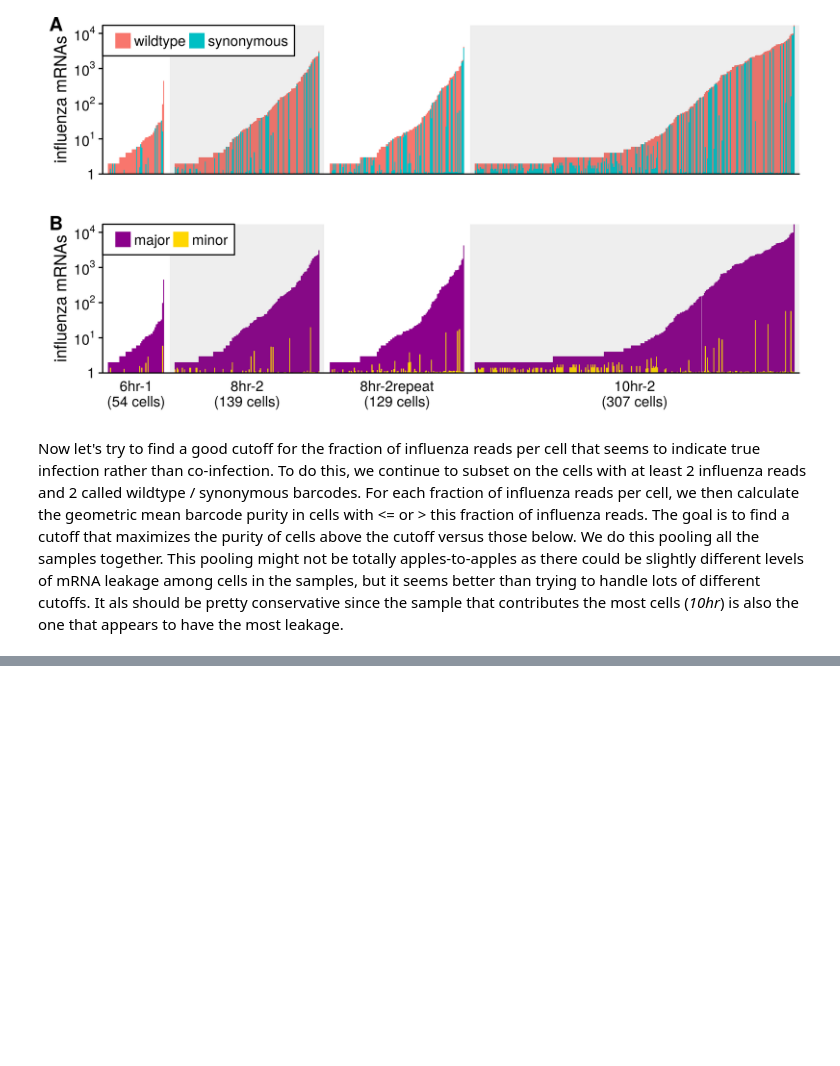
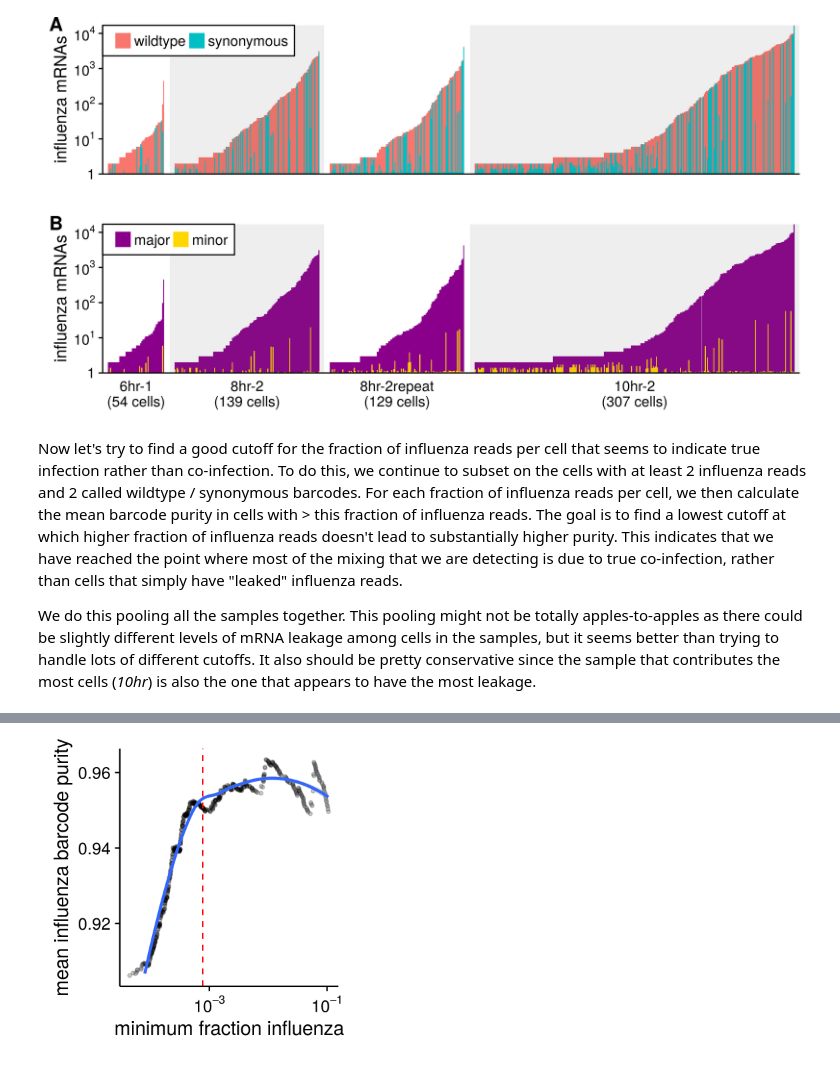
Before and after one commit to jbloomlab/flu_single_cell, a Jupyter notebook: monocle_analysis.ipynb, the cells around one changed output, grey strips where cells are left out. Saved outputs shown, nothing was run; the diff lists cells and outputs as text; code cells hidden in the pictures; blank space fills up the shorter version.

Commit message:
Computed threshold for true influenza infection

```diff
--- a/monocle_analysis.ipynb
+++ b/monocle_analysis.ipynb
@@ -258,19 +258,36 @@ will replace the existing scale.
 # %% [markdown]
 Now let's try to find a good cutoff for the fraction of influenza reads per cell that seems to indicate true infection rather than co-infection.
 To do this, we continue to subset on the cells with at least 2 influenza reads and 2 called wildtype / synonymous barcodes.
-For each fraction of influenza reads per cell, we then calculate the geometric mean barcode purity in cells with <= or > this fraction of influenza reads.
-The goal is to find a cutoff that maximizes the purity of cells above the cutoff versus those below.
+For each fraction of influenza reads per cell, we then calculate the mean barcode purity in cells with > this fraction of influenza reads.
+The goal is to find a lowest cutoff at which higher fraction of influenza reads doesn't lead to substantially higher purity.
+This indicates that we have reached the point where most of the mixing that we are detecting is due to true co-infection, rather than cells that simply have "leaked" influenza reads.
+
 We do this pooling all the samples together.
 This pooling might not be totally apples-to-apples as there could be slightly different levels of mRNA leakage among cells in the samples, but it seems better than trying to handle lots of different cutoffs.
-It als should be pretty conservative since the sample that contributes the most cells (*10hr*) is also the one that appears to have the most leakage.
+It also should be pretty conservative since the sample that contributes the most cells (*10hr*) is also the one that appears to have the most leakage.
 # %%
-# compute purity to the 90th percentile frac influenza, after that is noise due to few cells
-frac.flu <- bc.cells$frac.flu.mRNAs %>% sort %>% head(as.integer(-0.1 * nrow(bc.cells)))
+# compute purity to 90th percentile frac influenza, after that it's noise due to few cells
+frac.flu <- bc.cells$frac.flu.mRNAs %>% sort %>% head(-as.integer(0.1 * nrow(bc.cells)))
 
-# geometric means of major barcode frequency with cells <= and > cutoff frac flu
+# mean of major barcode frequency with cells <= indication fraction flu
 bc.cells <- mutate(bc.cells, purity=pmax(wildtype, synonymous) / (wildtype + synonymous))
 purity <- data.frame(frac.flu)
 purity$mean <- lapply(frac.flu, function (f) {bc.cells %>% filter(frac.flu.mRNAs > f) %>%
   select(purity) %>% as.vector %>% unlist %>% mean}) %>% unlist
-purity$geomean <- lapply(frac.flu, function(f) {bc.cells %>% filter(frac.flu.mRNAs > f) %>%
-  select(purity) %>% as.vector %>% unlist %>% geometric.mean}) %>% unlist
+
+# choose threshold where purity is close to maximum value
+threshold.purity <- max(purity$mean) - 0.25 * (max(purity$mean) - min(purity$mean))
+threshold.frac <- frac.flu[which(smooth.vals > threshold.purity)] %>% min
+
+# plot the data, smoothed fit, and threshold line
+p.purity.threshold <- ggplot(purity,
+    aes(x=frac.flu, y=mean)) + geom_point(size=1, alpha=0.2) + geom_smooth(method='loess') +
+  scale_y_continuous(name="mean influenza barcode purity",
+    limits=c(min(purity$mean), max(purity$mean))) +
+  scale_x_log10(name="minimum fraction influenza", labels=fancy_scientific) +
+  geom_vline(xintercept=threshold.frac, color="red", linetype="dashed")
+
+plotfile <- file.path(plotsdir, "flu_purity_cutoff.png")
+ggsave(plotfile, plot=p.purity.threshold, width=3.1, height=3.1, units="in")
+display_png(file=plotfile, width=310)
+# %% [output]
@@ -276,0 +296 @@ purity$geomean <- lapply(frac.flu, function(f) {bc.cells %>% filter(frac.flu.mRN
+[figure, added]
```
Also changed, not shown: parts of 2 cells of this notebook.
